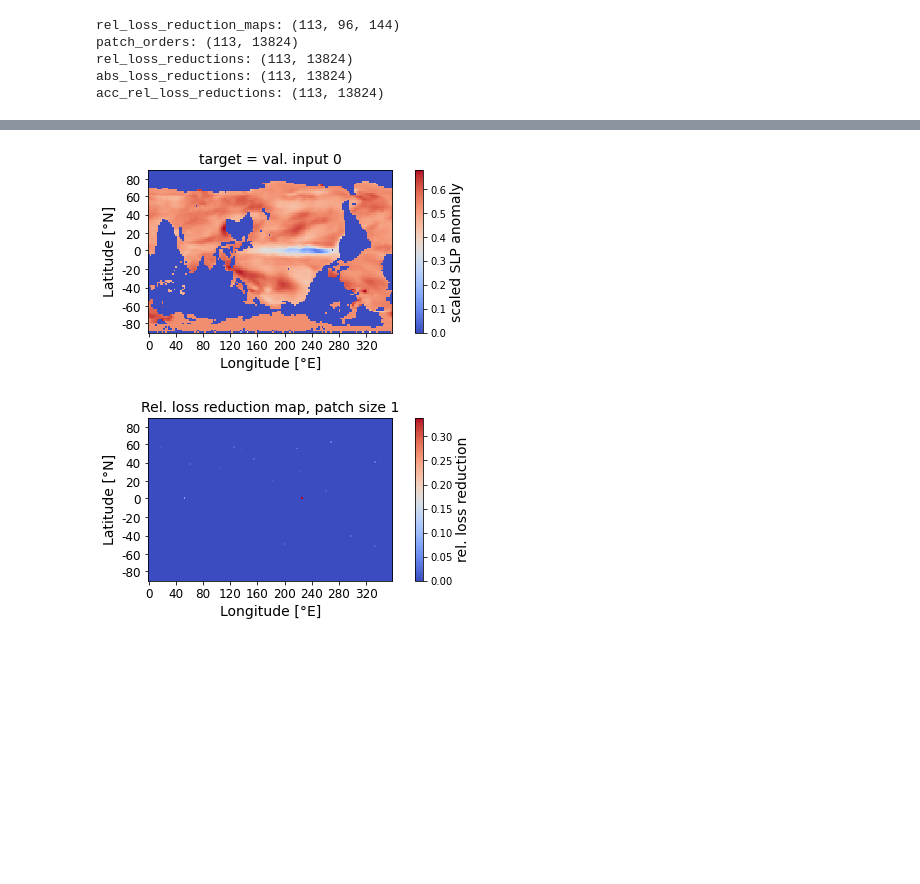
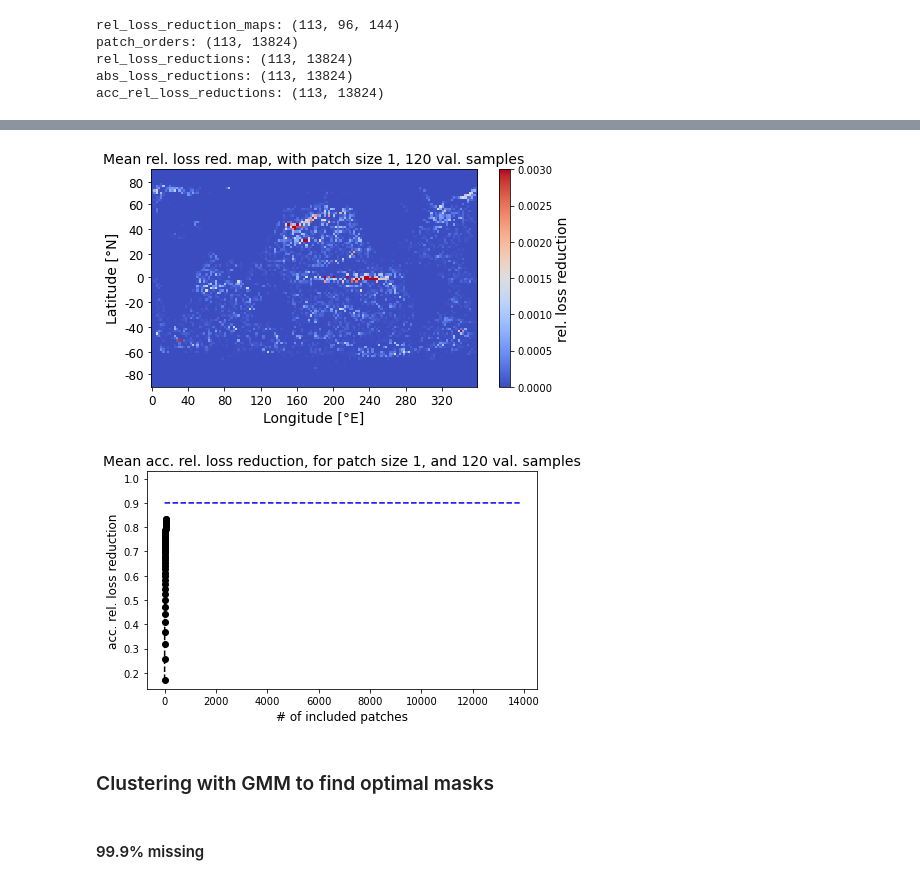
Before and after one commit to MarcoLandtHayen/reconstruct_missing_data, a Jupyter notebook: notebooks/03c_unet_4conv_sst_CESM_relevance_maps.ipynb, the cells around one changed output, grey strips where cells are left out. Drawn from its saved outputs; the diff is of its cells as text; code cells hidden in the pictures; blank space fills up the shorter version.

Commit message:
Revise mean rel. loss reduction maps (#39)

```diff
--- a/notebooks/03c_unet_4conv_sst_CESM_relevance_maps.ipynb
+++ b/notebooks/03c_unet_4conv_sst_CESM_relevance_maps.ipynb
@@ -520,41 +521,48 @@ acc_rel_loss_reductions: (116, 13824)
 # %%
-## Plot targets and corresponding rel. loss reduction maps:
+## range_0_100, relevance_1: TRAINING samples!
+# Include 240 samples, 120 from both edges of the time line.
+# patch_size = 1
+# max_patch_num = 50
+# max_acc_rel_loss_reduction = 0.9
 
-# Specify number of samples to consider:
-number_of_samples = n_samples
+# Compute mean of rel. loss reduction maps, over desired number of considered validation samples:
+mean_rel_loss_reduction_map = np.mean(rel_loss_reduction_maps[:n_samples],axis=0)
 
-# Specify number of samples to plot:
-plot_samples = 1
-
-# Loop over samples:
-for n in range(plot_samples):
-
-    ## Plot target:
-    fig, ax = plt.subplots(figsize=(8, 3))
-    im = plt.imshow(val_input[n], cmap="coolwarm", interpolation='nearest')#, vmax=0.00022)
-    cbar = plt.colorbar(im)
-    cbar.set_label("scaled SLP anomaly", fontsize=14)
-    plt.title('target = val. input '+str(n), fontsize=14)
-    plt.xlabel('Longitude [°E]', fontsize=14)
-    plt.ylabel('Latitude [°N]', fontsize=14)
-    plt.xticks(np.arange(0, 144, step=16), [0, 40, 80, 120, 160, 200, 240, 280, 320], fontsize=12)
-    plt.yticks([5, 15, 26, 37, 47, 58, 69, 80, 90], [80, 60, 40, 20, 0, -20, -40, -60, -80], fontsize=12)
-    plt.show()
-
-
-    # Plot rel. loss reduction map for current sample and patch sizes as heatmap:
-    fig, ax = plt.subplots(figsize=(8, 3))
-    im = plt.imshow(rel_loss_reduction_maps[n,:,:], cmap="coolwarm", interpolation='nearest')#, vmax=0.00022)
-    cbar = plt.colorbar(im)
-    cbar.set_label('rel. loss reduction', fontsize=14)
-    plt.title('Rel. loss reduction map, patch size '+str(patch_size), fontsize=14)
-    plt.xlabel('Longitude [°E]', fontsize=14)
-    plt.ylabel('Latitude [°N]', fontsize=14)
-    plt.xticks(np.arange(0, 144, step=16), [0, 40, 80, 120, 160, 200, 240, 280, 320], fontsize=12)
-    plt.yticks([5, 15, 26, 37, 47, 58, 69, 80, 90], [80, 60, 40, 20, 0, -20, -40, -60, -80], fontsize=12)
-    plt.show()
+# Plot resulting FLIPPED mean rel. loss reduction map as heatmap:
+fig, ax = plt.subplots(figsize=(8, 4))
+im = plt.imshow(np.flip(mean_rel_loss_reduction_map,axis=0), cmap="coolwarm", interpolation='nearest', vmax=0.003)
+cbar = plt.colorbar(im)
+cbar.set_label('rel. loss reduction', fontsize=14)
+plt.title('Mean rel. loss red. map, with patch size '+str(patch_size)+', '+str(n_samples)+' val. samples', fontsize=14)
+plt.xlabel('Longitude [°E]', fontsize=14)
+plt.ylabel('Latitude [°N]', fontsize=14)
+plt.xticks(np.arange(0, 144, step=16), [0, 40, 80, 120, 160, 200, 240, 280, 320], fontsize=12)
+plt.yticks([5, 15, 26, 37, 47, 58, 69, 80, 90], [80, 60, 40, 20, 0, -20, -40, -60, -80], fontsize=12)
+plt.show()
 # %% [output]
-[figure, old version]
+[figure, new version]
-[figure, removed]
+# %%
+# Compute mean acc. rel. loss reduction, over desired number of considered validation samples:
+mean_acc_rel_loss_reduction = np.nanmean(acc_rel_loss_reductions[:n_samples],axis=0)
+
+# Plot mean acc. rel. loss reduction over desired number of patches to include:
+fig, axes = plt.subplots(1,1,figsize=(7,4))
+
+axes.plot(np.arange(0,n_patches,step=1)+1, mean_acc_rel_loss_reduction[:n_patches], color='black', marker='o', linestyle='--')
+# Optionally add threshold:
+axes.plot(np.arange(0,n_patches,step=1)+1, np.ones(n_patches)*0.9, color='blue', linestyle='--')
+
+axes.set_ylim(top=1.03)
+axes.set_title('Mean acc. rel. loss reduction, for patch size '+str(patch_size)+', and '+str(n_samples)+' val. samples', fontsize=14)
+axes.set_xlabel('# of included patches', fontsize=12)
+axes.set_ylabel('acc. rel. loss reduction', fontsize=12)
+#axes.legend()
+plt.show()
+# %% [output]
+[figure, added]
+# %% [markdown]
+### Clustering with GMM to find optimal masks
+# %% [markdown]
+#### 99.9% missing
 # %%
 ## range_0_100, relevance_1: TRAINING samples!
```
Also changed, not shown: parts of 132 cells of this notebook, 35 other files.
